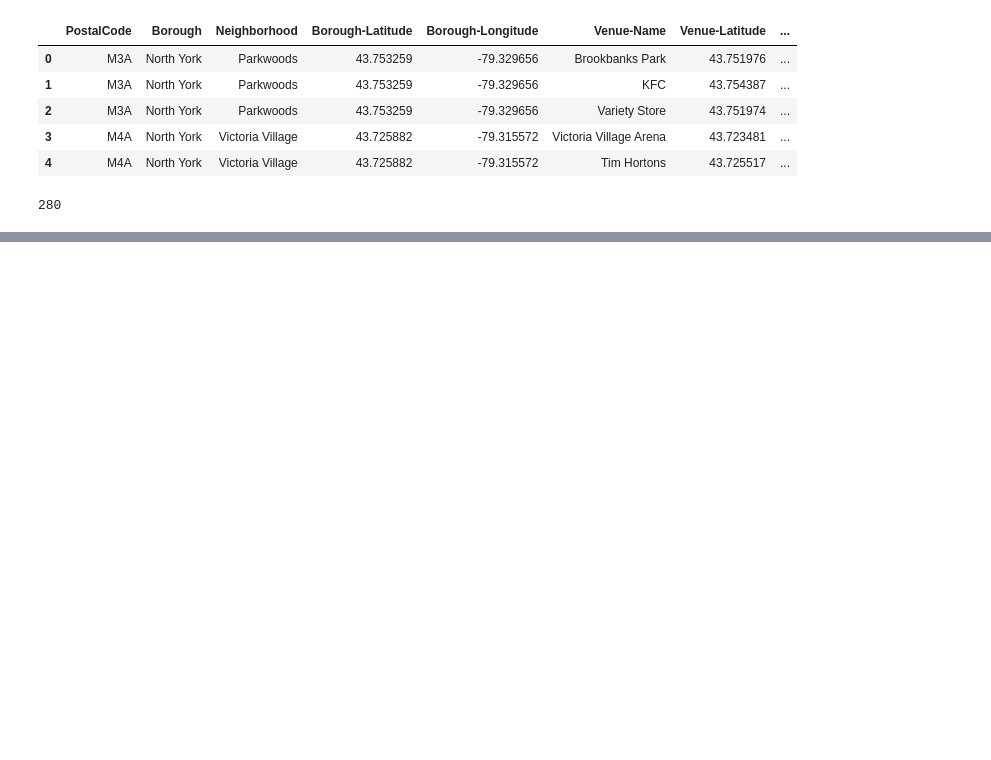
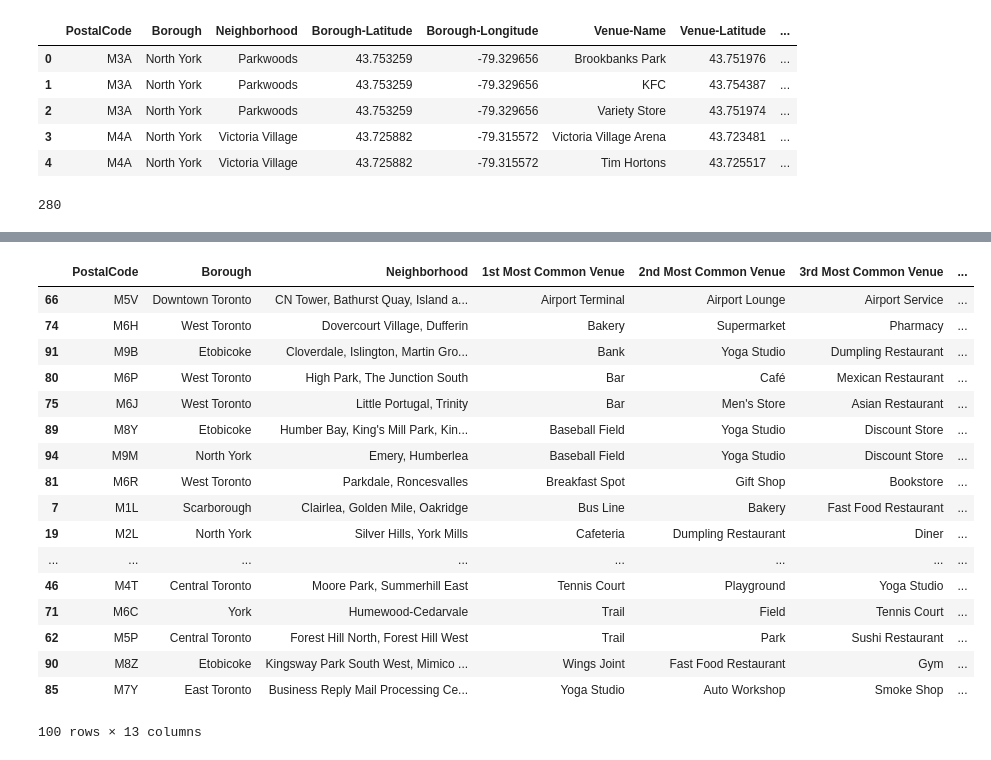
Before and after one commit to jay20196/Coursera_Capstone, a Jupyter notebook: week3project.ipynb, the cells around one changed output, grey strips where cells are left out. Drawn from its saved outputs; the diff is of its cells as text; code cells hidden in the pictures; blank space fills up the shorter version.

```diff
--- a/week3project.ipynb
+++ b/week3project.ipynb
@@ -200,8 +158,3 @@ for lt, lg, pc, bgh, ngh in zip(loc_df['Latitude'],loc_df['Longitude'],
 map_toronto
 # %% [output]
 [interactive output not drawn]
-# %%
-# @hiddencell
-CLIENT_ID = '1DLQ01L5HWB5BS4WERZWHXNFCLKEGQ5RLW5B5IW12LBOH5O5'
-CLIENT_SECRET= 'FKMS1TQP3JFWGQUW5ZDENJUNPQ21KDNOLNMJUUPR3BVQW5G3'
-VERSION = 20180323
@@ -254,0 +212,9 @@ len(venue_df['Venue-Category'].unique())
+# %%
+# creating one hot encoding matrix
+onehot = pd.get_dummies(venue_df[['Venue-Category']],prefix="",prefix_sep="")
+
+# onehot.head()
+onehot['PostalCode'] = venue_df['PostalCode']
+onehot['Borough'] = venue_df['Borough']
+onehot['Neighborhood'] = venue_df['Neighborhood']
+onehot.shape
@@ -254,0 +234,45 @@ len(venue_df['Venue-Category'].unique())
+# %%
+# We will return top 10 most freq venues in our data frame
+top_k = 10
+indicators = ['st','nd','rd']
+area = ['PostalCode','Borough','Neighborhood']
+freq=[]
+
+for x in np.arange(top_k):
+    try:
+        freq.append('{}{} Most Common Venue'.format(x+1, indicators[x]))
+    except:
+        freq.append('{}th Most Common Venue'.format(x+1))
+
+top_venues = pd.DataFrame(columns = area + freq)
+top_venues['PostalCode'] = toronto_group_mean['PostalCode']
+top_venues['Borough'] = toronto_group_mean['Borough']
+top_venues['Neighborhood'] = toronto_group_mean['Neighborhood']
+
+# adding the ranking
+for num in np.arange(toronto_group_mean.shape[0]):
+    row = toronto_group_mean.iloc[num, :].iloc[3:]
+    row = row.sort_values(ascending=False) # Highest Rank gets first position
+    top_venues.iloc[num, 3:] = row.index.values[0:top_k]
+
+top_venues.sort_values(freq, inplace=True)
+top_venues
+# %% [output]
+|  | PostalCode | Borough | Neighborhood | 1st Most Common Venue | 2nd Most Common Venue | 3rd Most Common Venue | ... |
+| 66 | M5V | Downtown Toronto | CN Tower, Bathurst Quay, Island a... | Airport Terminal | Airport Lounge | Airport Service | ... |
+| 74 | M6H | West Toronto | Dovercourt Village, Dufferin | Bakery | Supermarket | Pharmacy | ... |
+| 91 | M9B | Etobicoke | Cloverdale, Islington, Martin Gro... | Bank | Yoga Studio | Dumpling Restaurant | ... |
+| 80 | M6P | West Toronto | High Park, The Junction South | Bar | Café | Mexican Restaurant | ... |
+| 75 | M6J | West Toronto | Little Portugal, Trinity | Bar | Men's Store | Asian Restaurant | ... |
+| 89 | M8Y | Etobicoke | Humber Bay, King's Mill Park, Kin... | Baseball Field | Yoga Studio | Discount Store | ... |
+| 94 | M9M | North York | Emery, Humberlea | Baseball Field | Yoga Studio | Discount Store | ... |
+| 81 | M6R | West Toronto | Parkdale, Roncesvalles | Breakfast Spot | Gift Shop | Bookstore | ... |
+| 7 | M1L | Scarborough | Clairlea, Golden Mile, Oakridge | Bus Line | Bakery | Fast Food Restaurant | ... |
+| 19 | M2L | North York | Silver Hills, York Mills | Cafeteria | Dumpling Restaurant | Diner | ... |
+| ... | ... | ... | ... | ... | ... | ... | ... |
+| 46 | M4T | Central Toronto | Moore Park, Summerhill East | Tennis Court | Playground | Yoga Studio | ... |
+| 71 | M6C | York | Humewood-Cedarvale | Trail | Field | Tennis Court | ... |
+| 62 | M5P | Central Toronto | Forest Hill North, Forest Hill West | Trail | Park | Sushi Restaurant | ... |
+| 90 | M8Z | Etobicoke | Kingsway Park South West, Mimico ... | Wings Joint | Fast Food Restaurant | Gym | ... |
+| 85 | M7Y | East Toronto | Business Reply Mail Processing Ce... | Yoga Studio | Auto Workshop | Smoke Shop | ... |
+100 rows × 13 columns
```
Also changed, not shown: parts of 13 cells of this notebook.
